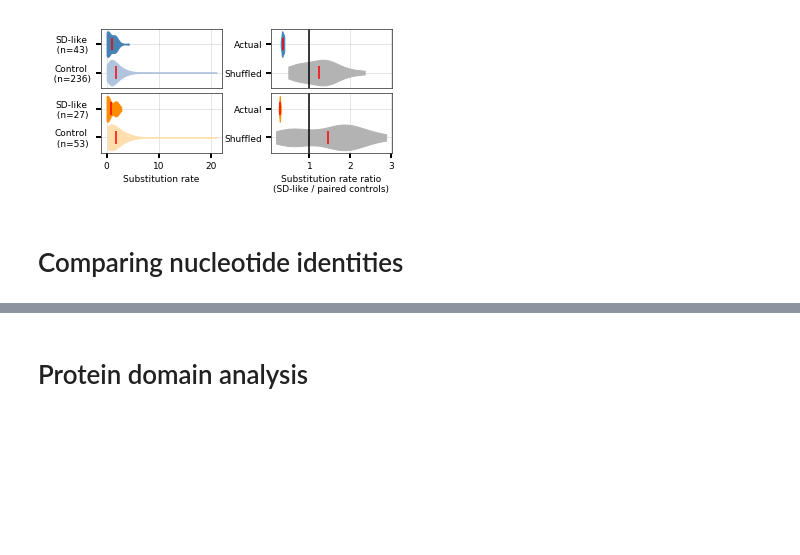
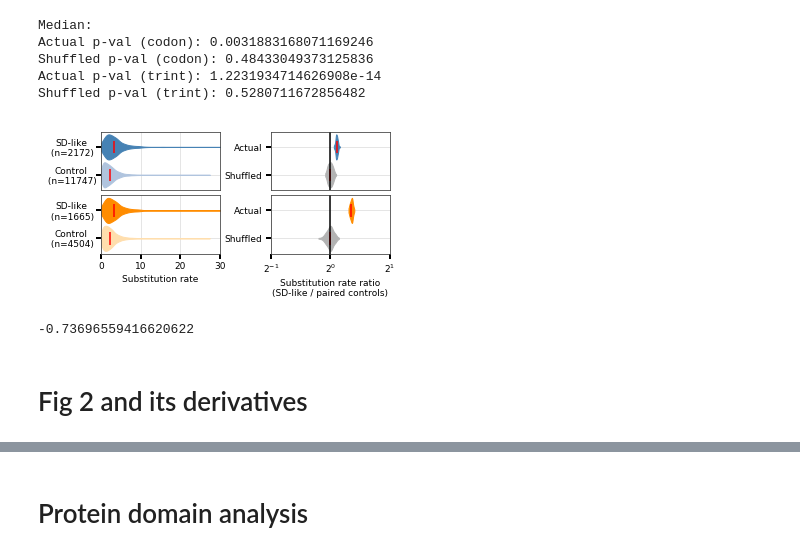
Before and after one commit to adamhockenberry/Internal_SD_conservation, a Jupyter notebook: Code/pretty_figures.ipynb, the cells around one changed output, grey strips where cells are left out. Saved outputs shown, nothing was run; the diff lists cells and outputs as text; code cells hidden in the pictures; blank space fills up the shorter version.

```diff
--- a/Code/pretty_figures.ipynb
+++ b/Code/pretty_figures.ipynb
@@ -37,5 +60,4 @@ matplotlib.rcParams['axes.axisbelow'] = True
 # %%
-# file_name_modifiers = 'df_hyphy_Escherichia_Threshold=-20.0to-4.5_Conserved=True_NtRestriction=None'
-file_name_modifiers = 'df_hyphy_Escherichia_Threshold=-20.0to-4.5_Conserved=True_NtRestriction=None_Subset=preceding_Position_limitation=3prime'
 df_raw = pd.read_csv('../Results/Dataframes/{}_all.csv'.format(file_name_modifiers))
 df_ratios = pd.read_csv('../Results/Dataframes/{}_ratios.csv'.format(file_name_modifiers))
+df_ratios.head()
@@ -42,3 +71,15 @@ df_ratios = pd.read_csv('../Results/Dataframes/{}_ratios.csv'.format(file_name_m
+# %%
+print('Median:')
+print('Actual p-val (codon):', df_ratios['Actual_pvals_codon'].median())
+print('Shuffled p-val (codon):', df_ratios['Shuffled_pvals_codon'].median())
+print('Actual p-val (trint):', df_ratios['Actual_pvals_trint'].median())
+print('Shuffled p-val (trint):', df_ratios['Shuffled_pvals_trint'].median())
+# %% [output]
+Median:
+Actual p-val (codon): 0.0031883168071169246
+Shuffled p-val (codon): 0.48433049373125836
+Actual p-val (trint): 1.2231934714626908e-14
+Shuffled p-val (trint): 0.5280711672856482
 # %%
 fig = plt.figure(figsize=(5,2.5))
 ax1 = fig.add_subplot(221)
@@ -46,8 +87,9 @@ columns = ['Control\n(codon)', 'SD-like(codon)']
 plot_data = [df_raw[df_raw[i].isnull()==False][i] for i in columns]
 violin_parts = ax1.violinplot(plot_data, points=1000, showextrema=False, showmeans=True, widths=0.9, vert=False);
 ax1.set_yticks(list(range(1,len(columns)+1)))
-# column_plus_n = [i.split('\n')[0]+'\n (n={})'.format(len(df_raw[df_raw[i].isnull()==False])) for i in columns]
-column_plus_n = [i.split('\n')[0]+'\n   (n={})  '.format(len(df_raw[df_raw[i].isnull()==False])) for i in columns]
+column_plus_n = [i.split('\n')[0]+'\n (n={})'.format(len(df_raw[df_raw[i].isnull()==False])) for i in columns]
+# column_plus_n = [i.split('\n')[0]+'\n   (n={})  '.format(len(df_raw[df_raw[i].isnull()==False])) for i in columns]
+# column_plus_n = [i.replace('-like', '').split('\n')[0]+'\n   (n={})  '.format(len(df_raw[df_raw[i].isnull()==False])) for i in columns]
 column_plus_n = [i.replace('(codon)', '') for i in column_plus_n]
 ax1.set_yticklabels(column_plus_n, ha='center')
 for i, pc in enumerate(violin_parts['bodies']):
@@ -68,6 +110,9 @@ plot_data = [df_raw[df_raw[i].isnull()==False][i] for i in columns]
 violin_parts = ax3.violinplot(plot_data, points=1000, showextrema=False, showmeans=True, widths=0.9, vert=False);
 ax3.set_yticks(list(range(1,len(columns)+1)))
 column_plus_n = [i.split('\n')[0]+'\n (n={})'.format(len(df_raw[df_raw[i].isnull()==False])) for i in columns]
+
+# column_plus_n = [i.replace('-like', '').split('\n')[0]+'\n (n={})'.format(len(df_raw[df_raw[i].isnull()==False])) for i in columns]
+
 column_plus_n = [i.replace('(trint)', '') for i in column_plus_n]
 ax3.set_yticklabels(column_plus_n, ha='center')
 ax3.set_xlabel('Substitution rate')
@@ -83,11 +128,15 @@ for i, pc in enumerate(violin_parts['bodies']):
 violin_parts['cmeans'].set_edgecolor('r')
 
 ax3.tick_params(axis='y', which='major', pad=25)
-# ax3.set_xlim(0, 10)
-# ax3.set_xlim(0, 20)
+ax3.set_xlim(0, 30)
 
+
+
+##################################
+##################################
+##################################
 ax2 = fig.add_subplot(222)
-violin_parts = ax2.violinplot([df_ratios['Shuffled_rats_codon'], df_ratios['Actual_rats_codon'],],\
+violin_parts = ax2.violinplot([df_ratios['Shuffled_rats_codon'], df_ratios['Actual_rats_codon']],\
                               widths=0.9, showextrema=False, showmeans=True, vert=False)
 for i, pc in enumerate(violin_parts['bodies']):
     if i==0:
@@ -103,44 +152,56 @@ ax2.axvline(1, c='k')
 ax2.set_yticks(list(range(1,len(columns)+1)))
 ax2.set_yticklabels(['Shuffled', 'Actual', ], ha='right')
 
-ax4 = fig.add_subplot(224, sharex=ax2)
+
+
+ax4 = fig.add_subplot(224)
 violin_parts = ax4.violinplot([df_ratios['Shuffled_rats_trint'], df_ratios['Actual_rats_trint']],\
                               widths=0.9, showextrema=False, showmeans=True, vert=False)
 for i, pc in enumerate(violin_parts['bodies']):
     if i==0:
         pc.set_facecolor('0.7')
         pc.set_edgecolor('0.7')
         pc.set_alpha(1)
     if i==1:
         pc.set_facecolor('darkorange')
         pc.set_edgecolor('darkorange')
         pc.set_alpha(1)
 violin_parts['cmeans'].set_edgecolor('r')
 ax4.axvline(1, c='k')
 ax4.set_yticks(list(range(1,len(columns)+1)))
 ax4.set_yticklabels(['Shuffled', 'Actual', ], ha='right')
-# ax4.set_xticks(np.arange(0, 2.1, 1))
-# ax4.set_xlim(0, 2.1)
-# ax4.set_xlim(0.25, 1.3)
-# ax4.set_xlim(0.88, 1.41)
+
+
+ax2.set_xscale('log', basex=2)
+ax2.set_xticks([0.5, 1, 2])
+ax4.set_xscale('log', basex=2)
+ax4.set_xticks([0.5, 1, 2])
+
+
 
 
 ax4.set_xlabel('Substitution rate ratio\n(SD-like / paired controls)')
+# ax4.set_xlabel('Substitution rate ratio\n(SD / paired controls)')
+
+plt.setp(ax1.get_xticklabels(), visible=False);
 plt.setp(ax2.get_xticklabels(), visible=False);
-plt.setp(ax1.get_xticklabels(), visible=False);
 
 
-for line in ax2.xaxis.get_ticklines():
+for line in ax1.xaxis.get_ticklines():
     line.set_markersize(0)
     line.set_markeredgewidth(0)
-for line in ax1.xaxis.get_ticklines():
+for line in ax2.xaxis.get_ticklines():
     line.set_markersize(0)
     line.set_markeredgewidth(0)
 plt.tight_layout(pad=0.5, w_pad=-0.1, h_pad=-0.2)
 
 plt.savefig('../Results/Figures/fig_{}.pdf'.format(file_name_modifiers))
 # %% [output]
-[figure, old version]
+[figure, new version]
-# %% [markdown]
-# Comparing nucleotide identities
+# %%
+np.log2(3/5)
+# %% [output]
+-0.73696559416620622
+# %% [markdown]
+# Fig 2 and its derivatives
 # %%
```
Also changed, not shown: parts of 20 cells of this notebook, 6 other files.
